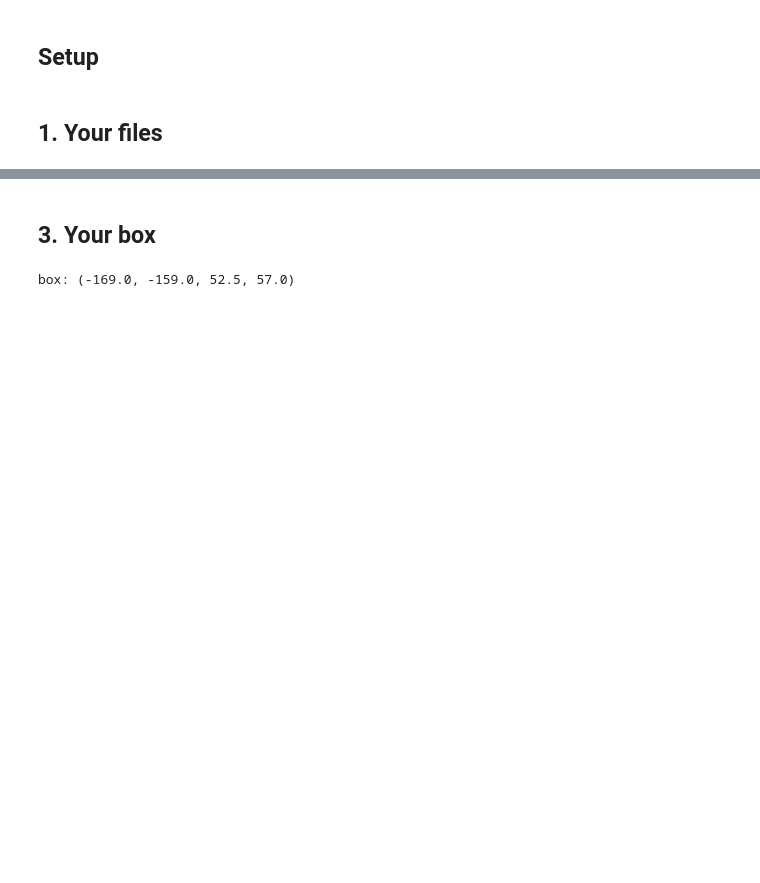
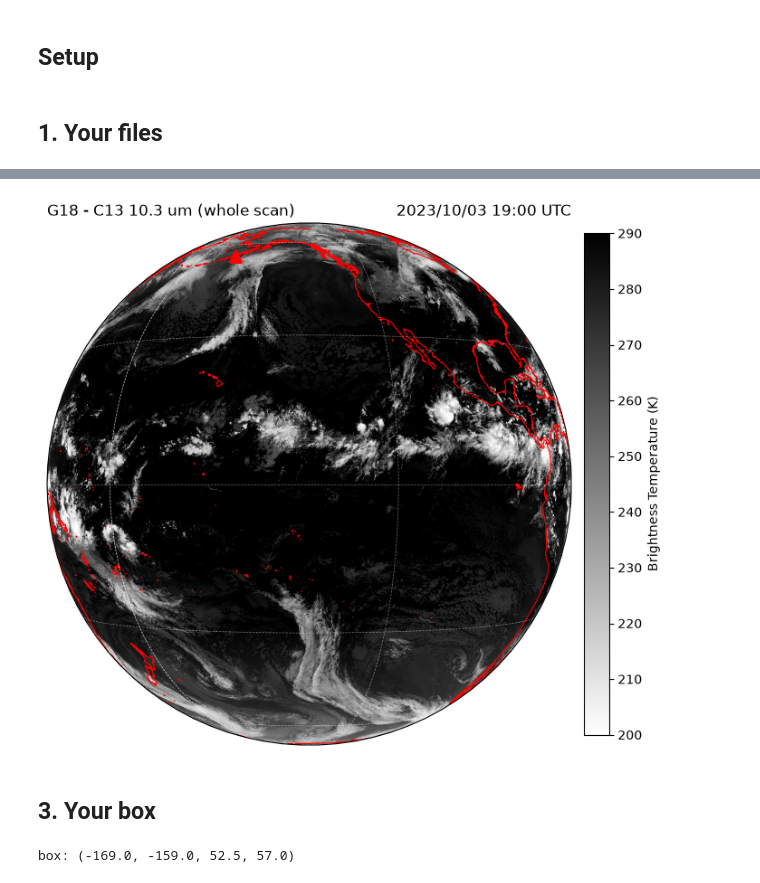
Before and after one commit to rmsm95/GOES-VIIRS-Imagery-Guide, a Jupyter notebook: notebooks/01_full_disk_band.ipynb, the cells around one changed output, grey strips where cells are left out. Cells and saved outputs as stored; diff of their text form; code cells hidden in the pictures; blank space fills up the shorter version.

```diff
--- a/notebooks/01_full_disk_band.ipynb
+++ b/notebooks/01_full_disk_band.ipynb
@@ -19,12 +18,14 @@ import glob
 import sys
 from pathlib import Path
 
+import cartopy.crs as ccrs
 import cartopy.feature as cfeature
 import matplotlib.pyplot as plt
 import numpy as np
 import yaml
-from IPython.display import Image, display
-from shapely.geometry import box as shapely_box
 
 sys.path.insert(0, "..")
 import goestools as gt
+
+CONFIG = yaml.safe_load(open("../config.yml"))
+STYLE = CONFIG["style"]          # colours, widths, figure size
@@ -196,0 +61,26 @@ display(Image(filename=str(OUT_FULL)))
+# %%
+p = CONFIG["products"]["band"]
+whole = gt.read_subset(paths["C13"], quantity="bt", stride=STYLE["overview_stride"])
+print(whole)
+
+crs = gt.cartopy_crs(whole.gs)
+fig = plt.figure(figsize=(9, 9))
+ax = fig.add_subplot(1, 1, 1, projection=crs)
+
+img = ax.imshow(whole.bt, origin="upper", extent=whole.extent, transform=crs,
+                cmap=p["cmap"], vmin=p["vmin"], vmax=p["vmax"])
+
+ax.coastlines(resolution="50m", color=STYLE["coast_colour"],
+              linewidth=STYLE["coast_width"])
+ax.gridlines(color=STYLE["grid_colour"], alpha=STYLE["grid_alpha"],
+             linestyle=STYLE["grid_style"], linewidth=STYLE["grid_width"])
+if STYLE["marker_lon"] is not None:
+    ax.plot(STYLE["marker_lon"], STYLE["marker_lat"], "^",
+            color=STYLE["marker_colour"], ms=STYLE["marker_size"],
+            transform=ccrs.PlateCarree())
+
+ax.set_title("G18 - C13 10.3 um (whole scan)", loc="left")
+ax.set_title(f"{whole.time:%Y/%m/%d %H:%M} UTC", loc="right")
+plt.colorbar(img, ax=ax, pad=0.02, shrink=0.8, label=p["colorbar_label"])
+plt.show()
+# %% [output]
@@ -197,3 +88,4 @@ display(Image(filename=str(OUT_FULL)))
+[figure, added]
 # %% [markdown]
 ## 3. Your box
 # %%
```
Also changed, not shown: parts of 13 cells of this notebook, 5 other files.
